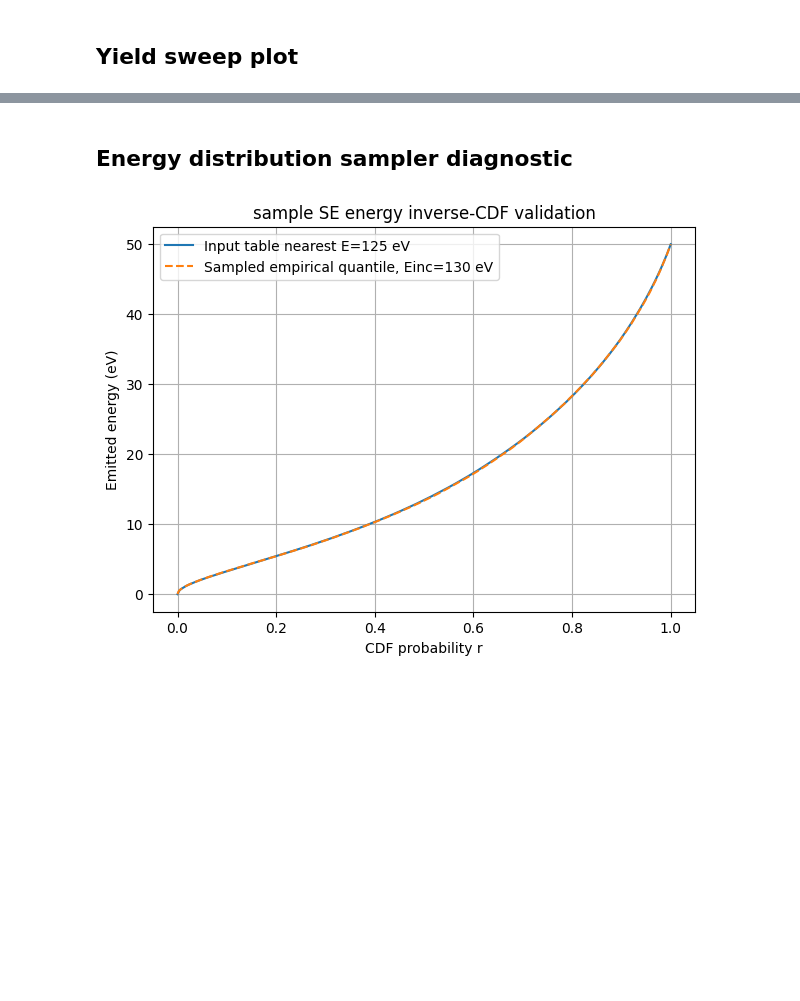
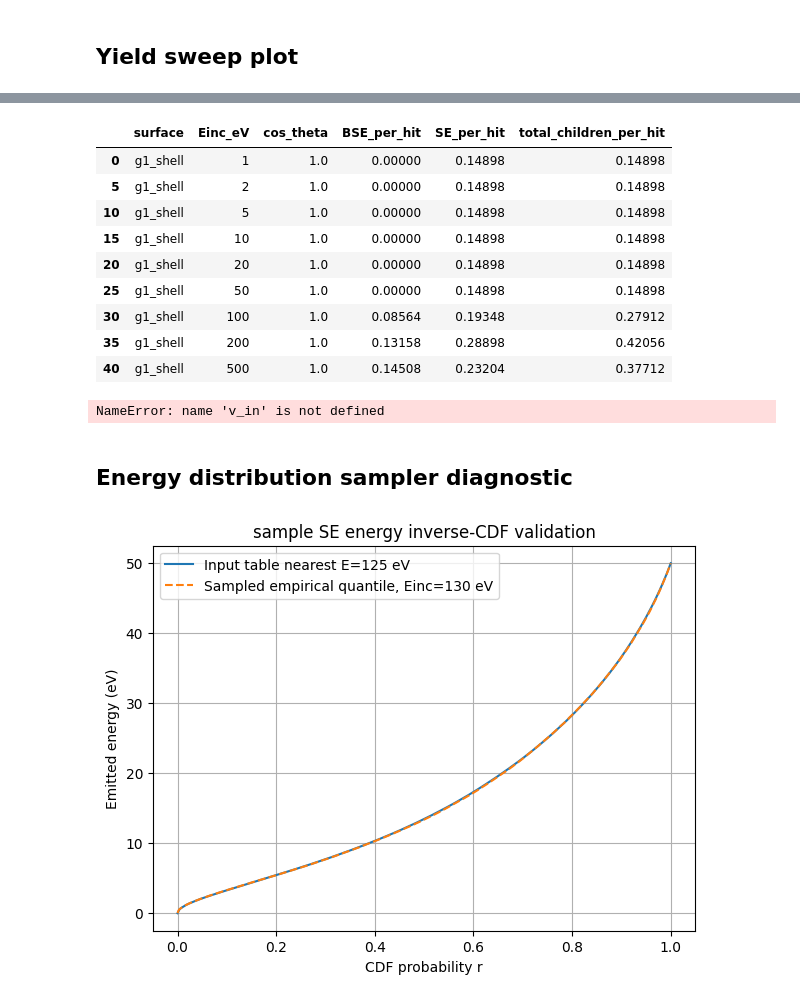
Before and after one commit to oridzel/rfa_python, a Jupyter notebook: notebooks/04_sampler_debug.ipynb, the cells around one changed output, grey strips where cells are left out. Cells and saved outputs as stored; diff of their text form; code cells hidden in the pictures; blank space fills up the shorter version.

```diff
--- a/notebooks/04_sampler_debug.ipynb
+++ b/notebooks/04_sampler_debug.ipynb
@@ -192,3 +312,49 @@ df_yield_sample.head()
+# %%
+df_grid_normal = diagnose_sample_surface_event(
+    surface_name="g1_shell",
+    N=50000,
+    grid_SEY_mult=1.0,
+    collector_BSE_mult=1.0,
+)
+
+display(df_grid_normal[df_grid_normal["cos_theta"] == 1.0])
+# %% [output]
+|  | surface | Einc_eV | cos_theta | BSE_per_hit | SE_per_hit | total_children_per_hit |
+| 0 | g1_shell | 1 | 1.0 | 0.00000 | 0.14898 | 0.14898 |
+| 5 | g1_shell | 2 | 1.0 | 0.00000 | 0.14898 | 0.14898 |
+| 10 | g1_shell | 5 | 1.0 | 0.00000 | 0.14898 | 0.14898 |
+| 15 | g1_shell | 10 | 1.0 | 0.00000 | 0.14898 | 0.14898 |
+| 20 | g1_shell | 20 | 1.0 | 0.00000 | 0.14898 | 0.14898 |
+| 25 | g1_shell | 50 | 1.0 | 0.00000 | 0.14898 | 0.14898 |
+| 30 | g1_shell | 100 | 1.0 | 0.08564 | 0.19348 | 0.27912 |
+| 35 | g1_shell | 200 | 1.0 | 0.13158 | 0.28898 | 0.42056 |
+| 40 | g1_shell | 500 | 1.0 | 0.14508 | 0.23204 | 0.37712 |
+# %%
+fam = rfa.surface_family('g1_shell')
+Einc_eV = 500
+
+sey_base = rfa.interp_yield_model(
+    yield_models[fam]["SEY"],
+    Einc_eV,
+)
+
+bsey_base = rfa.interp_yield_model(
+    yield_models[fam]["BSEY"],
+    Einc_eV,
+)
+
+vhat = rfa.unit(v_in)
+cos_raw = -float(np.dot(vhat, n_out))
+cos_used = max(cos_raw, 0.05)
+
+if fam == "grid":
+    expected_sey = sey_base / cos_used * (1.0 if grid_SEY_mult is None else grid_SEY_mult)
+else:
+    expected_sey = sey_base / cos_used
+
+expected_bsey = bsey_base / cos_used
+# %% [output]
+NameError: name 'v_in' is not defined
 # %% [markdown]
 ## Energy distribution sampler diagnostic
 # %%
```
Also changed, not shown: parts of 8 cells of this notebook, 4 other files.
